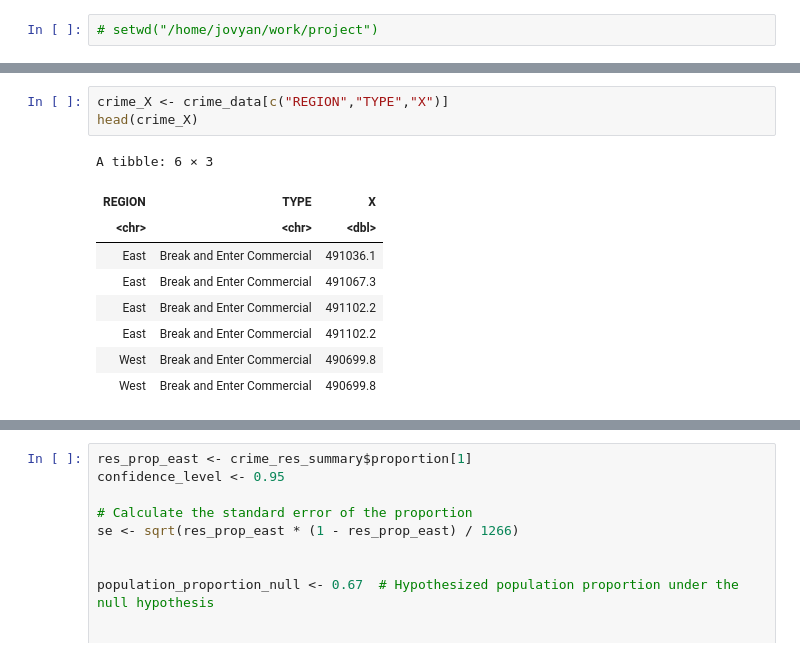
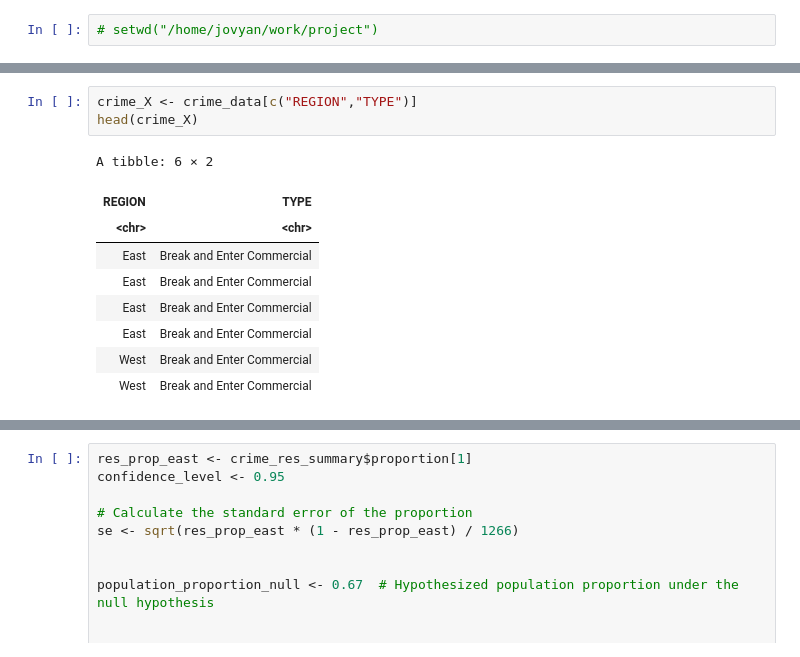
Before and after one commit to aradsab/Stat-201-Project, a Jupyter notebook: project.ipynb, the cells around one changed output, grey strips where cells are left out. Saved outputs shown, nothing was run; the diff lists cells and outputs as text.

```diff
--- a/project.ipynb
+++ b/project.ipynb
@@ -79,16 +79,16 @@ A tibble: 6 × 11
 | Break and Enter Commercial | 2022 | 2 | 23 | 23 | 0 | 10XX BALFOUR AVE | Shaughnessy | 490699.8 | 5455444 | West |
 | Break and Enter Commercial | 2022 | 2 | 25 | 10 | 15 | 10XX BALFOUR AVE | Shaughnessy | 490699.8 | 5455444 | West |
 # %%
-crime_X <- crime_data[c("REGION","TYPE","X")]
+crime_X <- crime_data[c("REGION","TYPE")]
 head(crime_X)
 # %% [output]
-A tibble: 6 × 3
+A tibble: 6 × 2
-| REGION | TYPE | X |
-| <chr> | <chr> | <dbl> |
-| East | Break and Enter Commercial | 491036.1 |
-| East | Break and Enter Commercial | 491067.3 |
-| East | Break and Enter Commercial | 491102.2 |
-| East | Break and Enter Commercial | 491102.2 |
-| West | Break and Enter Commercial | 490699.8 |
-| West | Break and Enter Commercial | 490699.8 |
+| REGION | TYPE |
+| <chr> | <chr> |
+| East | Break and Enter Commercial |
+| East | Break and Enter Commercial |
+| East | Break and Enter Commercial |
+| East | Break and Enter Commercial |
+| West | Break and Enter Commercial |
+| West | Break and Enter Commercial |
 # %%
```
Also changed, not shown: parts of 16 cells of this notebook.
